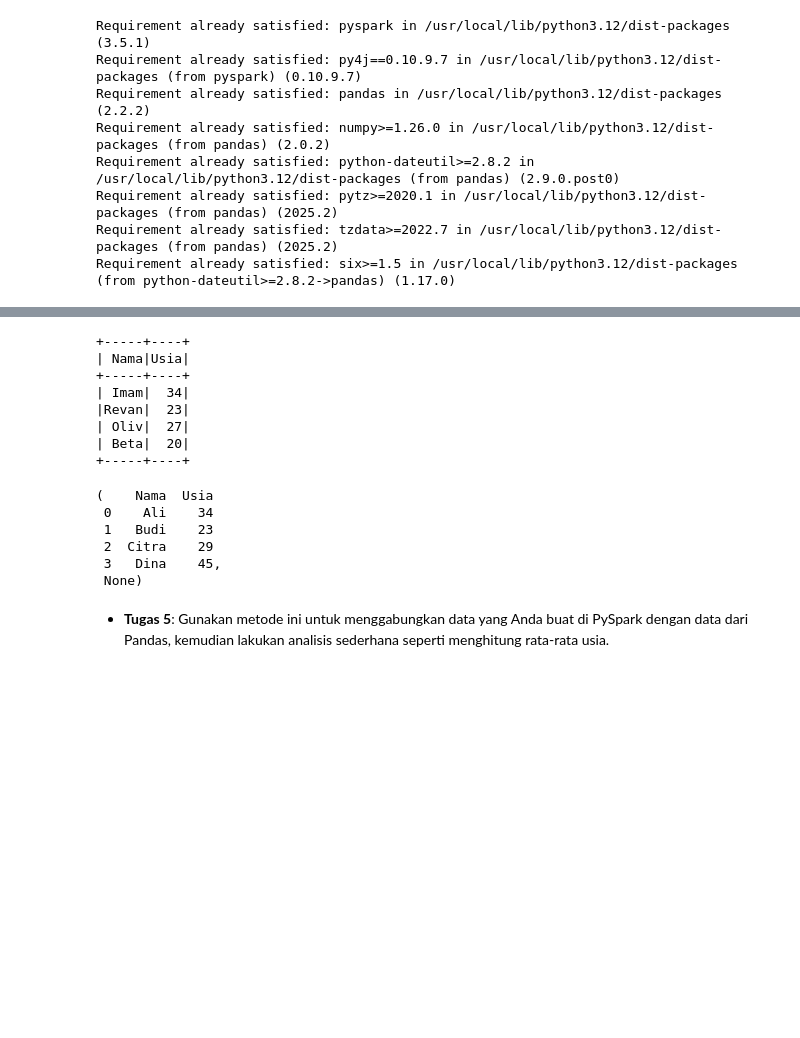
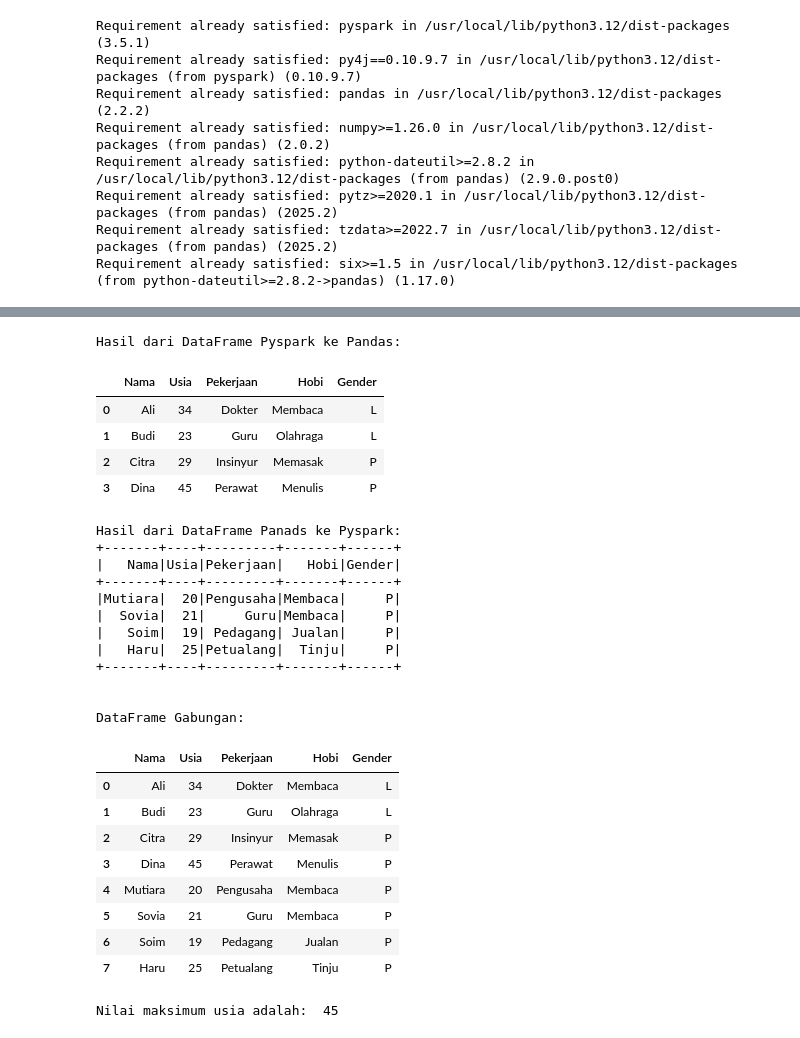
Before and after one commit to yopixell/P.Big-Data, a Jupyter notebook: PBD1_Yofi_Widiyanto_2420506039.ipynb, the cells around one changed output, grey strips where cells are left out. Drawn from its saved outputs; the diff is of its cells as text; code cells hidden in the pictures; blank space fills up the shorter version.

```diff
--- a/PBD1_Yofi_Widiyanto_2420506039.ipynb
+++ b/PBD1_Yofi_Widiyanto_2420506039.ipynb
@@ -287,26 +233,49 @@ plt.show()
 # %%
 # Mengonversi DataFrame dari PySpark ke Pandas
-df_pandas_from_spark = df.toPandas()
+df_pandas_from_spark = df_spark.toPandas()
 
 # Mengonversi DataFrame dari Pandas ke PySpark
 df_spark_from_pandas = spark.createDataFrame(df_pandas)
 
 # Menampilkan DataFrame hasil konversi
-df_pandas_from_spark, df_spark_from_pandas.show()
+print("Hasil dari DataFrame Pyspark ke Pandas:")
+display(df_pandas_from_spark)
+print("\nHasil dari DataFrame Panads ke Pyspark:")
+df_spark_from_pandas.show()
+
+# Data gabungan Pyspark dan Pandas
+combined = pd.concat([df_pandas_from_spark, df_pandas]).reset_index(drop=True)
+print("\nDataFrame Gabungan:")
+display(combined)
+
+# Menghitung nilai Max usia
+print(f"\nNilai maksimum usia adalah: ", combined["Usia"].max())
 # %% [output]
-+-----+----+
-| Nama|Usia|
-+-----+----+
-| Imam|  34|
-|Revan|  23|
-| Oliv|  27|
-| Beta|  20|
-+-----+----+
+Hasil dari DataFrame Pyspark ke Pandas:
+|  | Nama | Usia | Pekerjaan | Hobi | Gender |
+| 0 | Ali | 34 | Dokter | Membaca | L |
+| 1 | Budi | 23 | Guru | Olahraga | L |
+| 2 | Citra | 29 | Insinyur | Memasak | P |
+| 3 | Dina | 45 | Perawat | Menulis | P |
-(    Nama  Usia
- 0    Ali    34
- 1   Budi    23
- 2  Citra    29
- 3   Dina    45,
- None)
+Hasil dari DataFrame Panads ke Pyspark:
++-------+----+---------+-------+------+
+|   Nama|Usia|Pekerjaan|   Hobi|Gender|
++-------+----+---------+-------+------+
+|Mutiara|  20|Pengusaha|Membaca|     P|
+|  Sovia|  21|     Guru|Membaca|     P|
+|   Soim|  19| Pedagang| Jualan|     P|
+|   Haru|  25|Petualang|  Tinju|     P|
++-------+----+---------+-------+------+
+
+
+DataFrame Gabungan:
+|  | Nama | Usia | Pekerjaan | Hobi | Gender |
+| 0 | Ali | 34 | Dokter | Membaca | L |
+| 1 | Budi | 23 | Guru | Olahraga | L |
+| 2 | Citra | 29 | Insinyur | Memasak | P |
+| 3 | Dina | 45 | Perawat | Menulis | P |
+| 4 | Mutiara | 20 | Pengusaha | Membaca | P |
+| 5 | Sovia | 21 | Guru | Membaca | P |
+| 6 | Soim | 19 | Pedagang | Jualan | P |
+| 7 | Haru | 25 | Petualang | Tinju | P |
+Nilai maksimum usia adalah:  45
-# %% [markdown]
-- **Tugas 5**: Gunakan metode ini untuk menggabungkan data yang Anda buat di PySpark dengan data dari Pandas, kemudian lakukan analisis sederhana seperti menghitung rata-rata usia.
```
Also changed, not shown: parts of 30 cells of this notebook.
